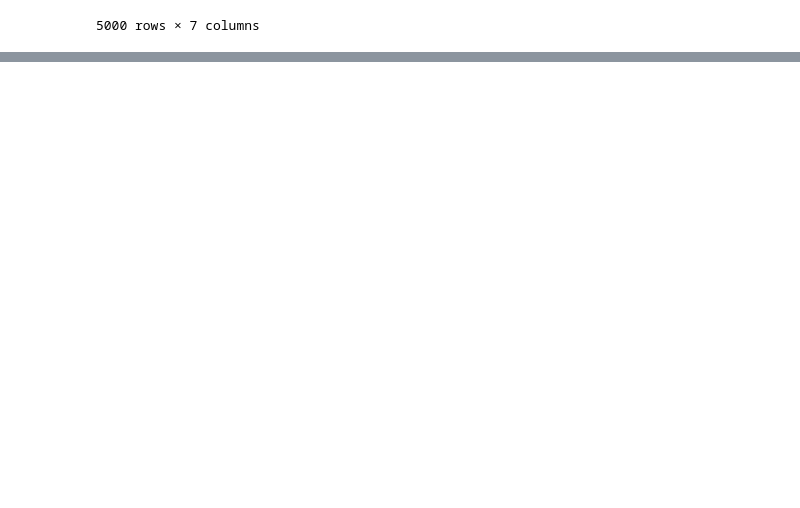
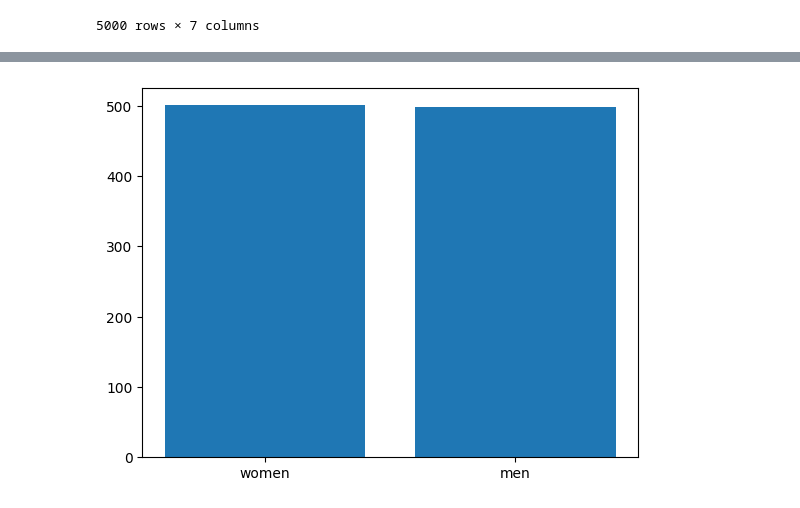
Before and after one commit to masi9596/masi9596, a Jupyter notebook: masi9596.ipynb, the cells around one changed output, grey strips where cells are left out. Drawn from its saved outputs; the diff is of its cells as text; code cells hidden in the pictures; blank space fills up the shorter version.

```diff
--- a/masi9596.ipynb
+++ b/masi9596.ipynb
@@ -104,0 +107,3 @@ df
+# %%
+df= pd.read_csv("supermarket_sales - Sheet1.csv")
+df
@@ -104,0 +175,11 @@ df
+# %%
+women=df[df["Gender"]=="Female"]
+men=df[df["Gender"]=="Male"]
+# %%
+import matplotlib.pyplot as plt
+m=["women","men"]
+w=[len(women),len(men)]
+plt.bar(m,w)
+plt.show()
+# %% [output]
+[figure, added]
```
Also changed, not shown: parts of 9 cells of this notebook.
